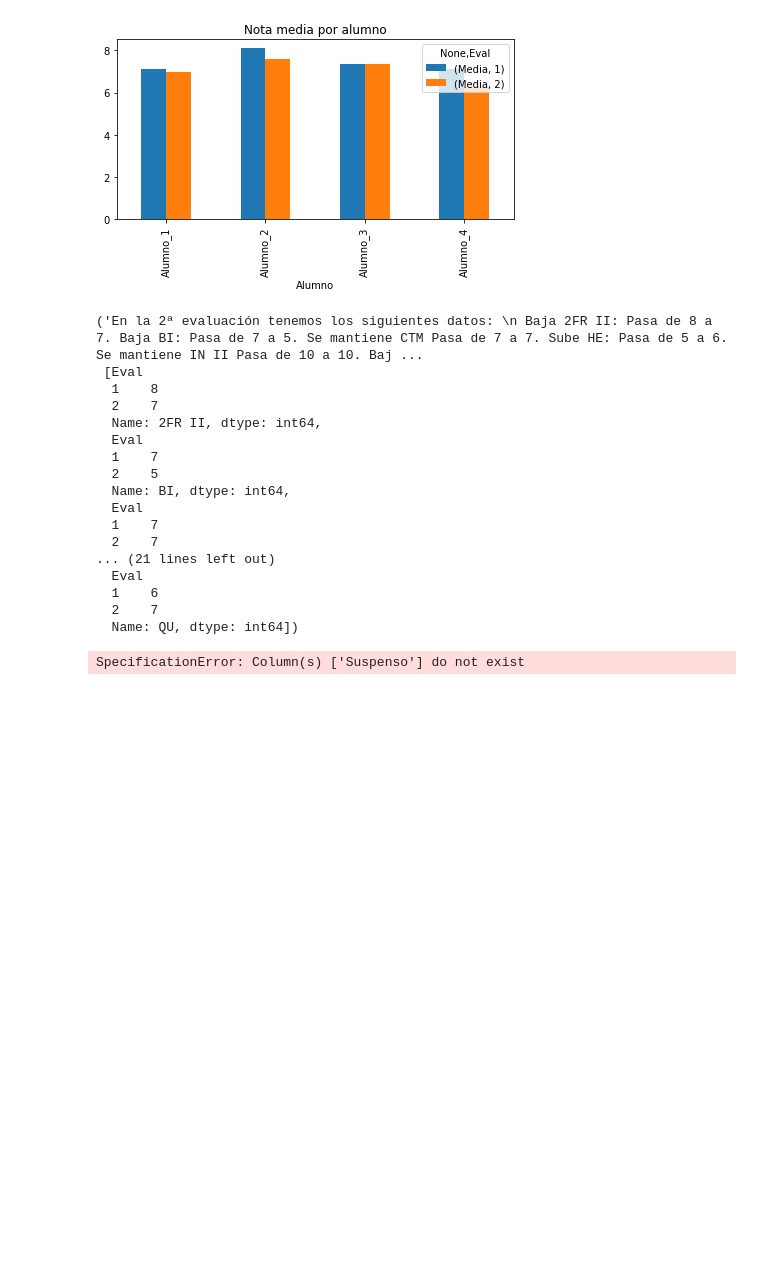
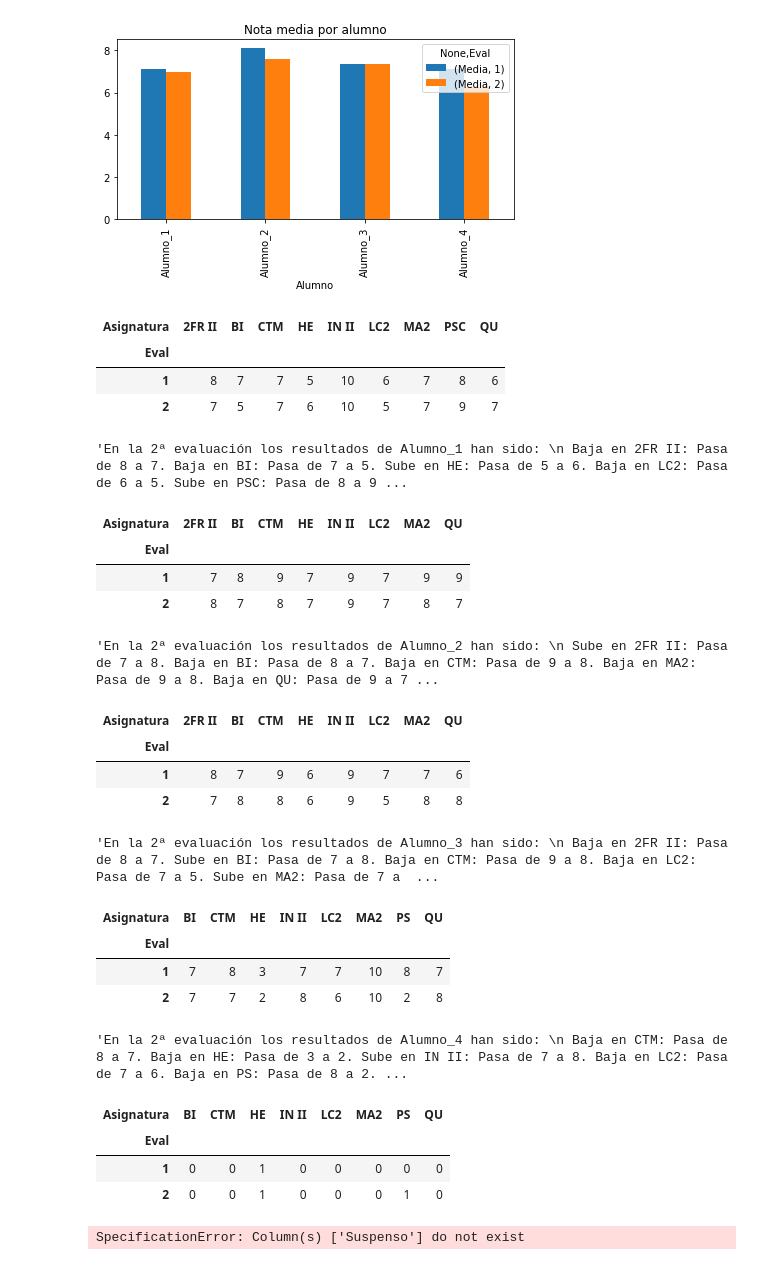
Before and after one commit to crdguez/mat4ac, a Jupyter notebook: notebooks/est_evaluacion_2021.ipynb, the cells around one changed output. Drawn from its saved outputs; the diff is of its cells as text; code cells hidden in the pictures; blank space fills up the shorter version.

```diff
--- a/notebooks/est_evaluacion_2021.ipynb
+++ b/notebooks/est_evaluacion_2021.ipynb
@@ -208,16 +208,17 @@ texto = "# Acta de la {}ª evaluación \n ## Informe actilla: \n ![](actilla.png
 f.write(texto)
 f.close()
 # %%
-def analisis_df(df, txt_intro ="tenemos los siguientes datos: \n ",txt_mejor="Sube {}:", txt_peor="Baja {}:", txt_igual="Se mantiene {}") :
+def analisis_df(df, txt_intro ="tenemos los siguientes datos: \n ",txt_mejor="Sube {}:", txt_peor="Baja {}:", txt_igual="Se mantiene {}:", solo_diferencias=False) :
     # analiza los datos de un dataframe donde en el indice están las evaluaciones y en las columnas los items a analizar
     if max(df.index)  > 1 :
         ix = list(df2.index).index(ultima_evaluacion)
         txt = "En la {}ª evaluación ".format(ultima_evaluacion)+txt_intro
         for c in range(len(df.columns)) :
-            if (df2.iloc[ix,c] - df2.iloc[ix-1,c]) > 0 : txt2 = txt_mejor
-            elif (df2.iloc[ix,c] - df2.iloc[ix-1,c]) < 0 : txt2 = txt_peor
-            else : txt2 = txt_igual
-            txt += txt2.format(df[df.columns[c]].name)+" Pasa de {} a {}. ".format(str(df2.iloc[ix-1,c]),str(df2.iloc[ix,c]))
+            if (df2.iloc[ix,c] - df2.iloc[ix-1,c]) > 0 : txt2 = txt_mejor.format(df[df.columns[c]].name)+" Pasa de {} a {}. ".format(str(df2.iloc[ix-1,c]),str(df2.iloc[ix,c]))
+            elif (df2.iloc[ix,c] - df2.iloc[ix-1,c]) < 0 : txt2 = txt_peor.format(df[df.columns[c]].name)+" Pasa de {} a {}. ".format(str(df2.iloc[ix-1,c]),str(df2.iloc[ix,c]))
+            elif (solo_diferencias) : txt2=""
+            else : txt2 = txt_igual.format(df[df.columns[c]].name)+" Se mantiene en {}. ".format(str(df2.iloc[ix,c]))
+            txt += txt2
 
 
     else :
@@ -316,35 +317,49 @@ texto = "{}".format(df.to_markdown())
 texto += "\n\n ![](g2.png) \n "
 f.write(texto)
 f.close()
+# %%
+# Resultados por alumno
+df = actilla_final[actilla_final.Eval <= ultima_evaluacion]
+
+for a in df.groupby('Alumno').nunique().index :
+  df2 = df[(df.Alumno == a) & (df.Eval <= ultima_evaluacion)].iloc[:,1:-1].groupby(['Asignatura','Eval']).min().unstack('Asignatura')
+  df2.columns = df2.columns.get_level_values(1)
+  display(df2)
+  display(analisis_df(df2, "los resultados de {} han sido: \n ".format(a), "Sube en {}:", "Baja en {}:", "En {}:", solo_diferencias=True)[0])
+# %% [output]
+| Asignatura | 2FR II | BI | CTM | HE | IN II | LC2 | MA2 | PSC | QU |
+| Eval |  |  |  |  |  |  |  |  |  |
+| 1 | 8 | 7 | 7 | 5 | 10 | 6 | 7 | 8 | 6 |
+| 2 | 7 | 5 | 7 | 6 | 10 | 5 | 7 | 9 | 7 |
+'En la 2ª evaluación los resultados de Alumno_1 han sido: \n Baja en 2FR II: Pasa de 8 a 7. Baja en BI: Pasa de 7 a 5. Sube en HE: Pasa de 5 a 6. Baja en LC2: Pasa de 6 a 5. Sube en PSC: Pasa de 8 a 9 ...
+| Asignatura | 2FR II | BI | CTM | HE | IN II | LC2 | MA2 | QU |
+| Eval |  |  |  |  |  |  |  |  |
+| 1 | 7 | 8 | 9 | 7 | 9 | 7 | 9 | 9 |
+| 2 | 8 | 7 | 8 | 7 | 9 | 7 | 8 | 7 |
+'En la 2ª evaluación los resultados de Alumno_2 han sido: \n Sube en 2FR II: Pasa de 7 a 8. Baja en BI: Pasa de 8 a 7. Baja en CTM: Pasa de 9 a 8. Baja en MA2: Pasa de 9 a 8. Baja en QU: Pasa de 9 a 7 ...
+| Asignatura | 2FR II | BI | CTM | HE | IN II | LC2 | MA2 | QU |
+| Eval |  |  |  |  |  |  |  |  |
+| 1 | 8 | 7 | 9 | 6 | 9 | 7 | 7 | 6 |
+| 2 | 7 | 8 | 8 | 6 | 9 | 5 | 8 | 8 |
+'En la 2ª evaluación los resultados de Alumno_3 han sido: \n Baja en 2FR II: Pasa de 8 a 7. Sube en BI: Pasa de 7 a 8. Baja en CTM: Pasa de 9 a 8. Baja en LC2: Pasa de 7 a 5. Sube en MA2: Pasa de 7 a  ...
+| Asignatura | BI | CTM | HE | IN II | LC2 | MA2 | PS | QU |
+| Eval |  |  |  |  |  |  |  |  |
+| 1 | 7 | 8 | 3 | 7 | 7 | 10 | 8 | 7 |
+| 2 | 7 | 7 | 2 | 8 | 6 | 10 | 2 | 8 |
+'En la 2ª evaluación los resultados de Alumno_4 han sido: \n Baja en CTM: Pasa de 8 a 7. Baja en HE: Pasa de 3 a 2. Sube en IN II: Pasa de 7 a 8. Baja en LC2: Pasa de 7 a 6. Baja en PS: Pasa de 8 a 2. ...
 # %%
 df = actilla_final[actilla_final.Eval <= ultima_evaluacion]
-
-df1 = df.set_index(['Alumno','Asignatura','Eval']).Nota.astype(int).unstack('Asignatura').unstack('Eval')
-df1
-df2 =df[(df.Alumno == 'Alumno_1') & (df.Eval <= 2)].iloc[:,1:-1].groupby(['Asignatura','Eval']).min().unstack('Asignatura')
-
-#df2.reset_index(inplace=True)
-#df2.reset_index()
+a = df.groupby('Alumno').nunique().index[3]
+#df[(df.Alumno == a) & (df.Eval <= ultima_evaluacion)].iloc[:,1:].drop('Nota',axis=1)
+#.groupby(['Asignatura','Eval']).min().unstack('Asignatura')
+df2=df[(df.Alumno == a) & (df.Eval <= ultima_evaluacion)][['Asignatura','Eval','Suspenso']].groupby(['Asignatura','Eval']).sum().unstack('Asignatura')
 df2.columns = df2.columns.get_level_values(1)
-analisis_df(df2)
+df2
 # %% [output]
-('En la 2ª evaluación tenemos los siguientes datos: \n Baja 2FR II: Pasa de 8 a 7. Baja BI: Pasa de 7 a 5. Se mantiene CTM Pasa de 7 a 7. Sube HE: Pasa de 5 a 6. Se mantiene IN II Pasa de 10 a 10. Baj ...
- [Eval
-  1    8
-  2    7
-  Name: 2FR II, dtype: int64,
-  Eval
-  1    7
-  2    5
-  Name: BI, dtype: int64,
-  Eval
-  1    7
-  2    7
-... (21 lines left out)
-  Eval
-  1    6
-  2    7
-  Name: QU, dtype: int64])
+| Asignatura | BI | CTM | HE | IN II | LC2 | MA2 | PS | QU |
+| Eval |  |  |  |  |  |  |  |  |
+| 1 | 0 | 0 | 1 | 0 | 0 | 0 | 0 | 0 |
+| 2 | 0 | 0 | 1 | 0 | 0 | 0 | 1 | 0 |
 # %%
 df2 = actilla_final.groupby(['Eval'])[['Alumno','Asignatura','Nota']].aggregate({'Alumno':'nunique','Nota':'mean','Suspenso':'sum'}).rename(columns={'Alumno':'N_al', 'Nota':'Media', 'Suspenso':'N_susp'})
 df2
```
